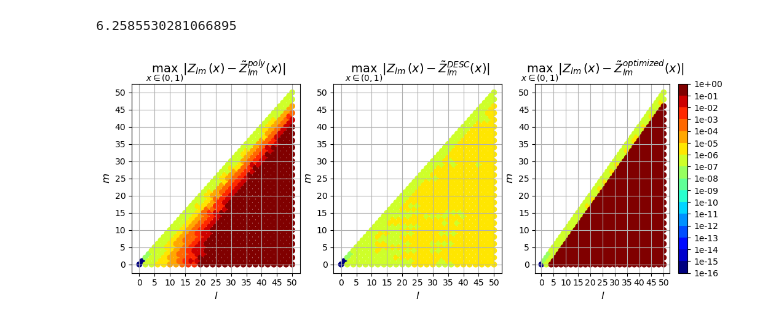
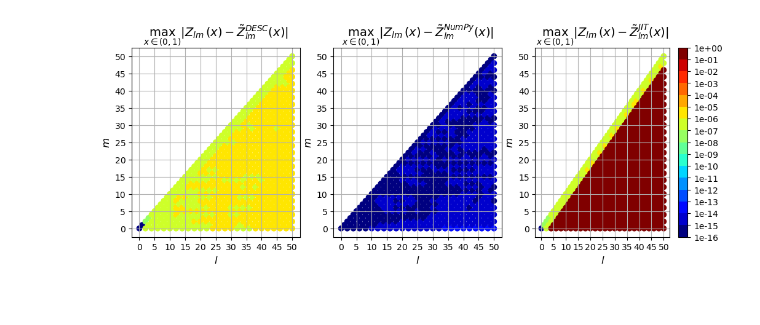
Before and after one commit to kianorr/DESC_profiling, a Jupyter notebook: profile_zernike.ipynb, the cells around one changed output. Drawn from its saved outputs; the diff is of its cells as text; code cells hidden in the pictures; blank space fills up the shorter version.

Commit message:
compare jit and numpy

```diff
--- a/profile_zernike.ipynb
+++ b/profile_zernike.ipynb
@@ -22,9 +21,8 @@ r = np.linspace(0, 1, 100)
 l = basis.modes[:,0]
 m = basis.modes[:,1]
 
-jacobi_values = zernike_radial_optimized_jit(x=r, l=l, m=m)
+radial_jit = zernike_radial_optimized_jit(x=r, l=l, m=m)
+radial_numpy = zernike_radial_optimized(x=r, l=l, m=m)
-# %% [output]
-6.2585530281066895
 # %%
 mpmath.mp.dps = 100
 c = zernike_radial_coeffs(basis.modes[:, 0], basis.modes[:, 1], exact=True)
@@ -33,10 +31,6 @@ c = zernike_radial_coeffs(basis.modes[:, 0], basis.modes[:, 1], exact=True)
 zr0 = radial
 # exact evaluation
 zt0 = np.array([np.asarray(mpmath.polyval(list(ci), r), dtype=float) for ci in c]).T
-# polynomial evaluation
-zp0 = zernike_radial_poly(
-    r[:, np.newaxis], basis.modes[:, 0], basis.modes[:, 1], dr=0, exact=False
-)
 
 cmap = plt.cm.jet  # define the colormap
 # extract all colors from the .jet map
@@ -54,49 +48,49 @@ fig, ax = plt.subplots(1, 3, squeeze=True, figsize=(12, 4))
 im = ax[0].scatter(
     basis.modes[:, 0],
     basis.modes[:, 1],
-    c=np.max(abs(zp0 - zt0), axis=0),
+    c=np.max(abs(zr0 - zt0), axis=0),
     norm=norm,
     cmap=cmap,
 )
 im = ax[1].scatter(
     basis.modes[:, 0],
     basis.modes[:, 1],
-    c=np.max(abs(zr0 - zt0), axis=0),
+    c=np.max(abs(radial_numpy - zt0), axis=0),
     norm=norm,
     cmap=cmap,
 )
 im = ax[2].scatter(
     basis.modes[:, 0],
     basis.modes[:, 1],
-    c=np.max(abs(jacobi_values - zt0), axis=0),
+    c=np.max(abs(radial_jit - zt0), axis=0),
     norm=norm,
     cmap=cmap,
 )
 cbar = fig.colorbar(im, ticks=bounds)
 cbar.ax.set_yticklabels(["{:.0e}".format(foo) for foo in bounds])
 ax[0].grid(True)
 ax[1].grid(True)
 ax[2].grid(True)
 ax[0].set_xticks(np.arange(0, 55, 5))
 ax[0].set_yticks(np.arange(0, 55, 5))
 ax[1].set_xticks(np.arange(0, 55, 5))
 ax[1].set_yticks(np.arange(0, 55, 5))
 ax[2].set_xticks(np.arange(0, 55, 5))
 ax[2].set_yticks(np.arange(0, 55, 5))
 ax[0].set_xlabel("$l$", fontsize=12)
 ax[0].set_ylabel("$m$", fontsize=12)
 ax[1].set_xlabel("$l$", fontsize=12)
 ax[1].set_ylabel("$m$", fontsize=12)
 ax[2].set_xlabel("$l$", fontsize=12)
 ax[2].set_ylabel("$m$", fontsize=12)
 ax[0].set_title(
-    "$\max_{x \in (0,1)} |Z_{lm}(x) - \\tilde{Z}_{lm}^{poly}(x)|$", fontsize=14
+    "$\max_{x \in (0,1)} |Z_{lm}(x) - \\tilde{Z}_{lm}^{DESC}(x)|$", fontsize=14
 )
 ax[1].set_title(
-    "$\max_{x \in (0,1)} |Z_{lm}(x) - \\tilde{Z}_{lm}^{DESC}(x)|$", fontsize=14
+    "$\max_{x \in (0,1)} |Z_{lm}(x) - \\tilde{Z}_{lm}^{NumPy}(x)|$", fontsize=14
 );
 ax[2].set_title(
-    "$\max_{x \in (0,1)} |Z_{lm}(x) - \\tilde{Z}_{lm}^{optimized}(x)|$", fontsize=14
+    "$\max_{x \in (0,1)} |Z_{lm}(x) - \\tilde{Z}_{lm}^{JIT}(x)|$", fontsize=14
 );
 # %% [output]
-[figure, old version]
+[figure, new version]
```
Also changed, not shown: parts of 2 cells of this notebook, 1 other file.
